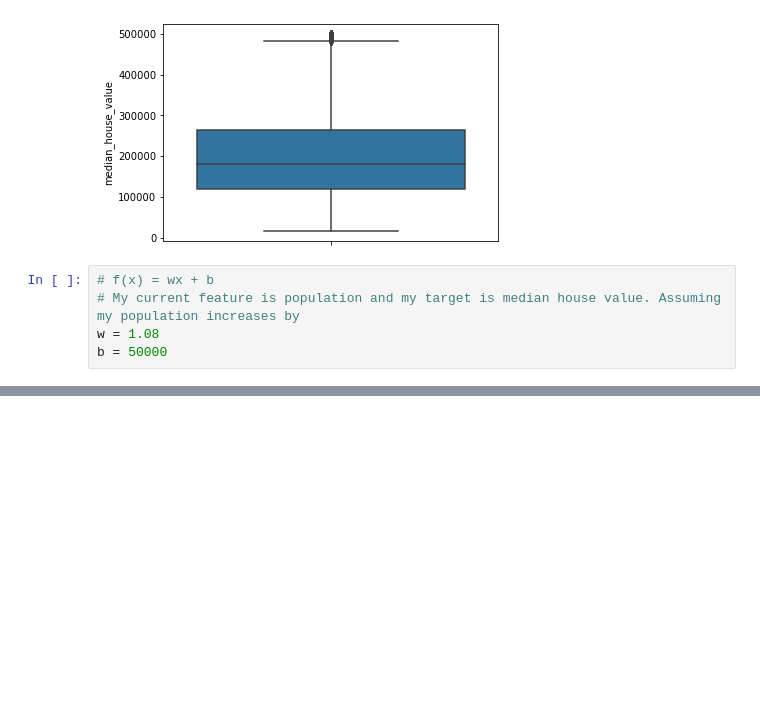
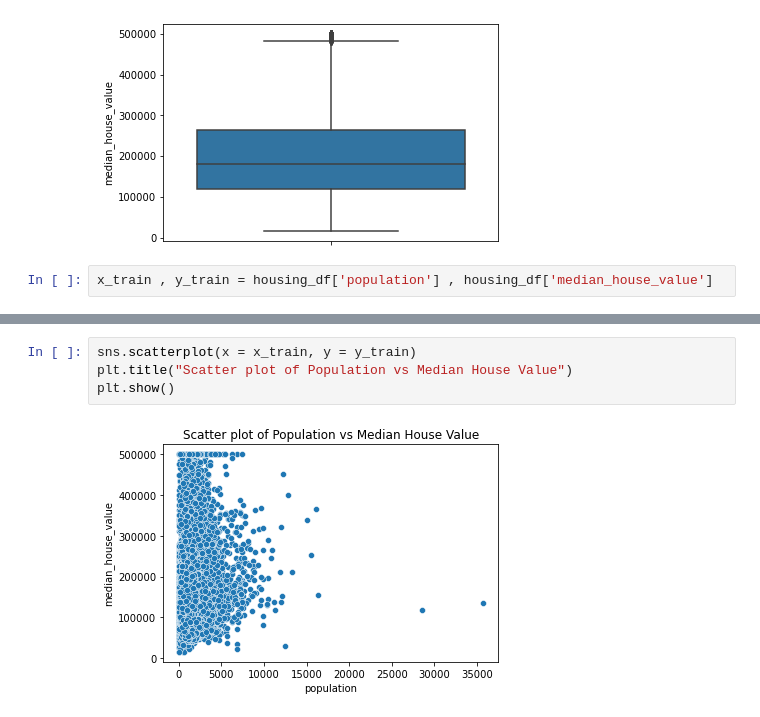
Before and after one commit to Lester-723/Data-Analytics-Projects-, a Jupyter notebook: Practice/Linear Regression.ipynb, the cells around one changed output, grey strips where cells are left out. Saved outputs shown, nothing was run; the diff lists cells and outputs as text; blank space fills up the shorter version.

```diff
--- a/Practice/Linear Regression.ipynb
+++ b/Practice/Linear Regression.ipynb
@@ -72,7 +82,4 @@ sns.boxplot(y="median_house_value", data = housing_df)
 <AxesSubplot: ylabel='median_house_value'>
 [figure]
 # %%
-# f(x) = wx + b
-# My current feature is population and my target is median house value. Assuming my population increases by
-w = 1.08
-b = 50000
+x_train , y_train = housing_df['population'] , housing_df['median_house_value']
@@ -78,0 +102,6 @@ b = 50000
+# %%
+sns.scatterplot(x = x_train, y = y_train)
+plt.title("Scatter plot of Population vs Median House Value")
+plt.show()
+# %% [output]
+[figure, added]
```
Also changed, not shown: parts of 15 cells of this notebook.
